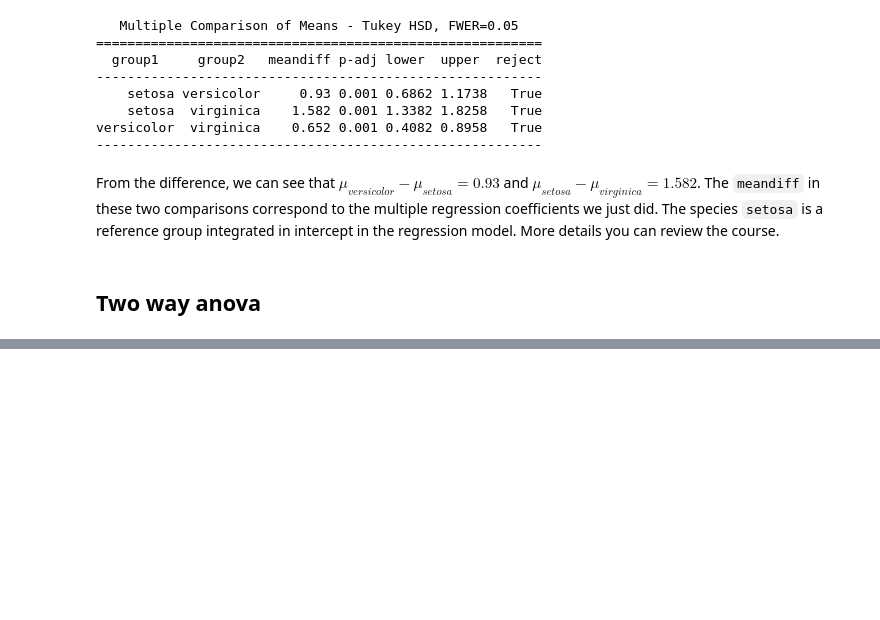
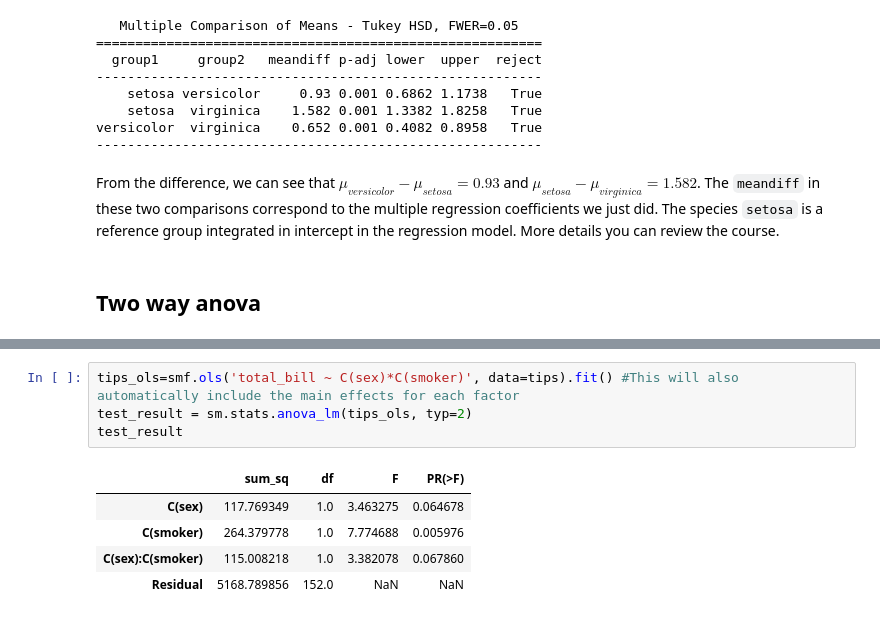
Before and after one commit to AilingLiu/Inferential_Statistics, a Jupyter notebook: ANOVA.ipynb, the cells around one changed output, grey strips where cells are left out. Drawn from its saved outputs; the diff is of its cells as text; blank space fills up the shorter version.

```diff
--- a/ANOVA.ipynb
+++ b/ANOVA.ipynb
@@ -166,0 +193,10 @@ The `meandiff` in these two comparisons correspond to the multiple regression co
+# %%
+tips_ols=smf.ols('total_bill ~ C(sex)*C(smoker)', data=tips).fit() #This will also automatically include the main effects for each factor
+test_result = sm.stats.anova_lm(tips_ols, typ=2)
+test_result
+# %% [output]
+|  | sum_sq | df | F | PR(>F) |
+| C(sex) | 117.769349 | 1.0 | 3.463275 | 0.064678 |
+| C(smoker) | 264.379778 | 1.0 | 7.774688 | 0.005976 |
+| C(sex):C(smoker) | 115.008218 | 1.0 | 3.382078 | 0.067860 |
+| Residual | 5168.789856 | 152.0 | NaN | NaN |
```
Also changed, not shown: parts of 10 cells of this notebook.
